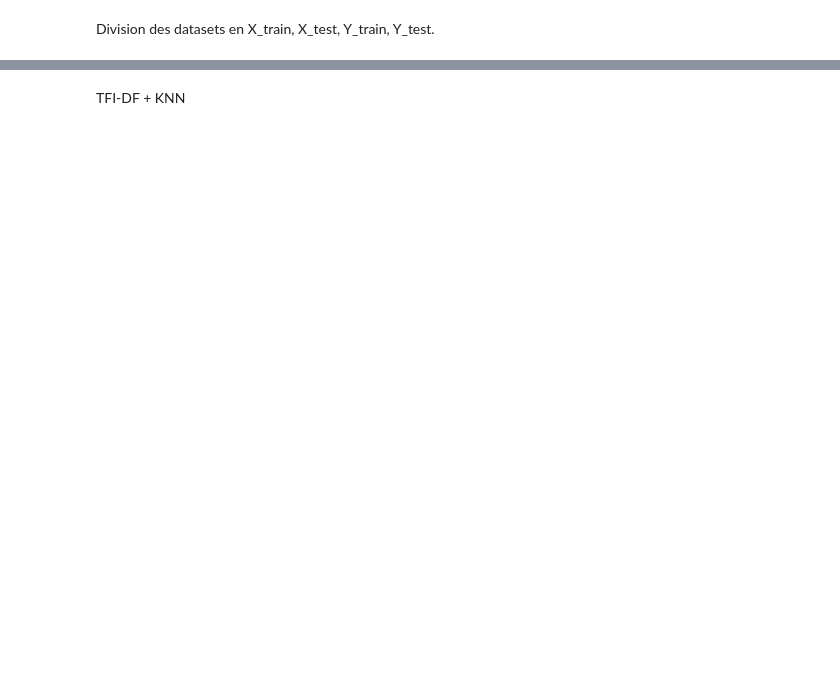
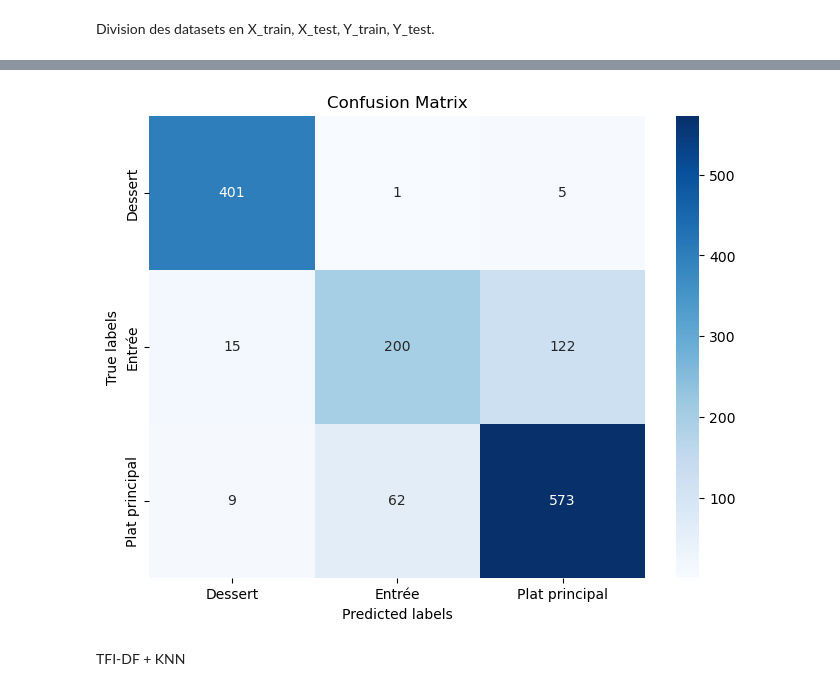
Before and after one commit to labicquette/projet-nlp-Nantes, a Jupyter notebook: src/tf_idf.ipynb, the cells around one changed output, grey strips where cells are left out. Cells and saved outputs as stored; diff of their text form; code cells hidden in the pictures; blank space fills up the shorter version.

```diff
--- a/src/tf_idf.ipynb
+++ b/src/tf_idf.ipynb
@@ -120,0 +270,27 @@ Plat principal       0.79      0.89      0.84      1161
+# %%
+# Step 1: TF-IDF Vectorization
+tfidf_vectorizer = TfidfVectorizer()
+X_train_tfidf = tfidf_vectorizer.fit_transform(df_train['recette'])
+
+# Step 2: Instantiate SMOTE
+smote = SMOTE(random_state=42)
+
+# Step 3: Apply SMOTE to your training data
+X_train_resampled, Y_train_resampled = smote.fit_resample(X_train_tfidf, df_train['type'])
+
+# Step 4: Create a pipeline object
+clf = Pipeline([
+    ('Random Forest', RandomForestClassifier())
+])
+
+# Step 5: Fit the pipeline with resampled X_train and Y_train
+clf.fit(X_train_resampled, Y_train_resampled)
+
+# Step 6: Transform the test data using the same TF-IDF vectorizer
+X_test_tfidf = tfidf_vectorizer.transform(dff_X)
+
+# Step 7: Get the predictions for X_test and store it in Y_pred
+Y_pred = clf.predict(X_test_tfidf)
+
+# Step 8: Print the classification report
+print(classification_report(dff_Y, Y_pred))
@@ -121,3 +307,16 @@ Plat principal       0.79      0.89      0.84      1161
+# %%
+# Step 8: Print the confusion matrix
+conf_matrix = confusion_matrix(dff_Y, Y_pred)
+
+# Visualizing the confusion matrix
+plt.figure(figsize=(8, 6))
+sns.heatmap(conf_matrix, annot=True, fmt="d", cmap="Blues", xticklabels=clf.classes_, yticklabels=clf.classes_)
+plt.xlabel('Predicted labels')
+plt.ylabel('True labels')
+plt.title('Confusion Matrix')
+plt.show()
+# %% [output]
+[figure, added]
 # %% [markdown]
 TFI-DF + KNN
 # %%
```
Also changed, not shown: parts of 50 cells of this notebook.
